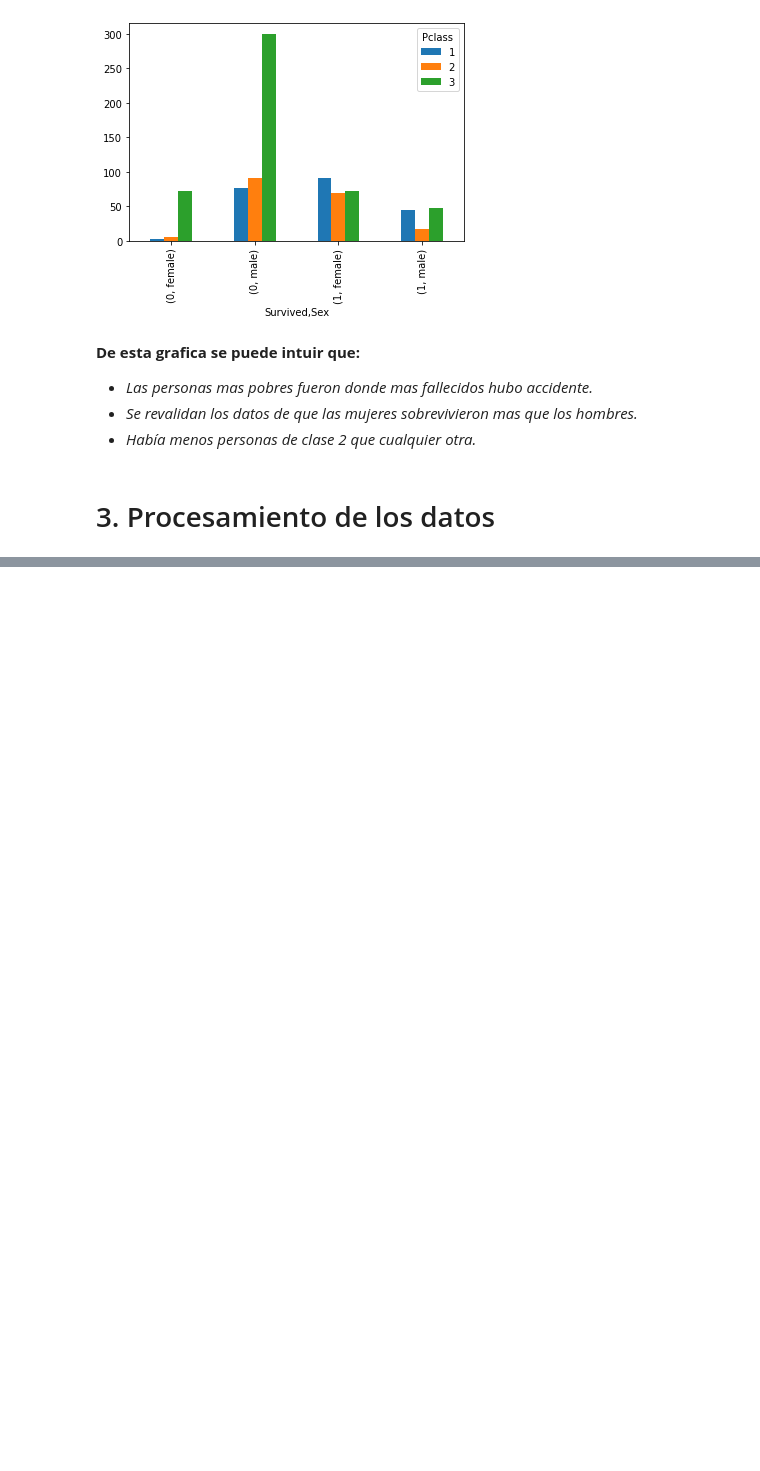
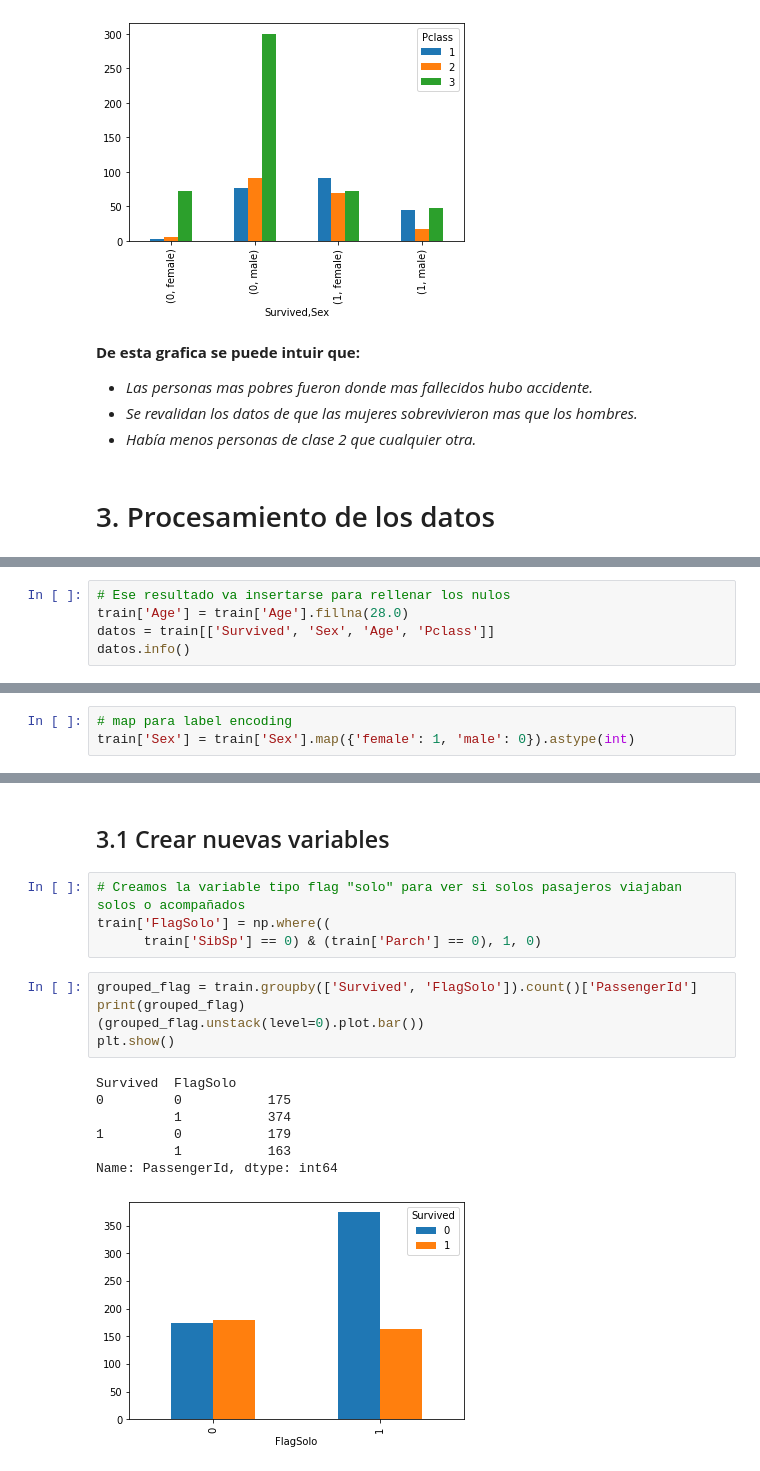
Before and after one commit to sneydermc3007/Analisis_Datos, a Jupyter notebook: Code/Analisis_titanic.ipynb, the cells around one changed output, grey strips where cells are left out. Saved outputs shown, nothing was run; the diff lists cells and outputs as text; blank space fills up the shorter version.

Commit message:
Procesamiento de los datos
Creación de nueva variable (FlagSolo)

```diff
--- a/Code/Analisis_titanic.ipynb
+++ b/Code/Analisis_titanic.ipynb
@@ -164,0 +238,5 @@ Name: PassengerId, dtype: int64
+# %%
+# Ese resultado va insertarse para rellenar los nulos
+train['Age'] = train['Age'].fillna(28.0)
+datos = train[['Survived', 'Sex', 'Age', 'Pclass']]
+datos.info()
@@ -164,0 +258,3 @@ Name: PassengerId, dtype: int64
+# %%
+# map para label encoding
+train['Sex'] = train['Sex'].map({'female': 1, 'male': 0}).astype(int)
@@ -164,0 +270,19 @@ Name: PassengerId, dtype: int64
+# %% [markdown]
+## 3.1 Crear nuevas variables
+# %%
+# Creamos la variable tipo flag "solo" para ver si solos pasajeros viajaban solos o acompañados
+train['FlagSolo'] = np.where((
+      train['SibSp'] == 0) & (train['Parch'] == 0), 1, 0)
+# %%
+grouped_flag = train.groupby(['Survived', 'FlagSolo']).count()['PassengerId']
+print(grouped_flag)
+(grouped_flag.unstack(level=0).plot.bar())
+plt.show()
+# %% [output]
+Survived  FlagSolo
+0         0           175
+          1           374
+1         0           179
+          1           163
+Name: PassengerId, dtype: int64
+[figure, added]
```
Also changed, not shown: parts of 25 cells of this notebook.
